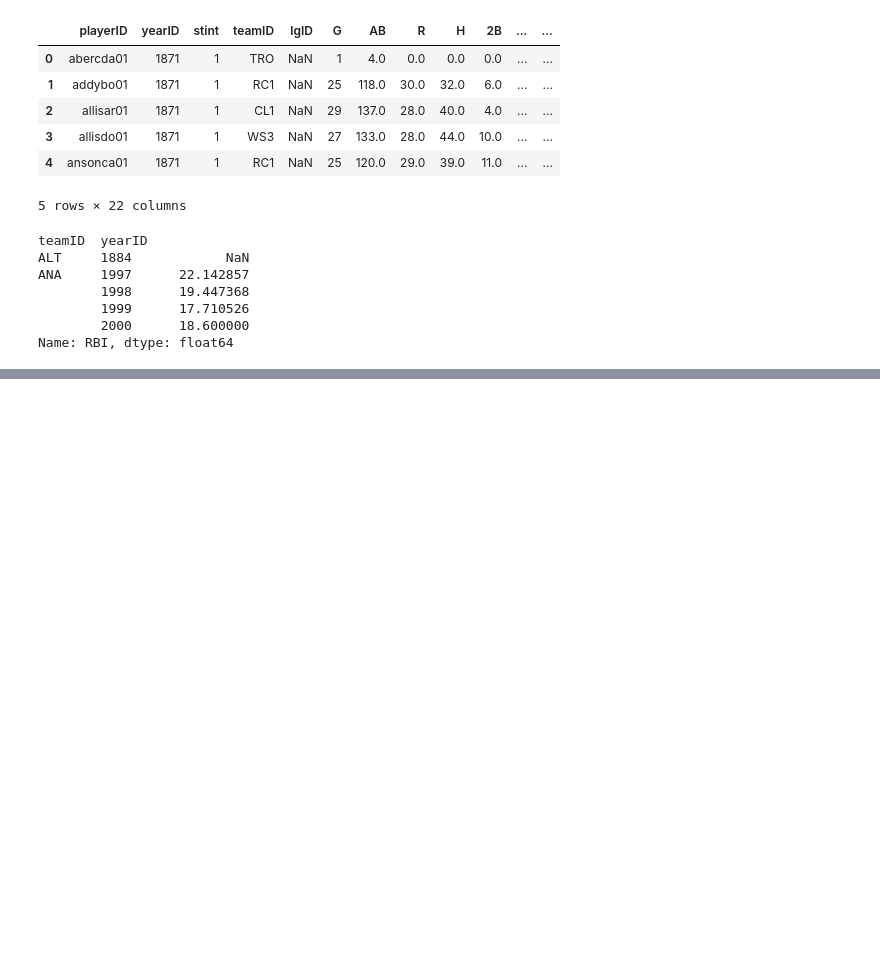
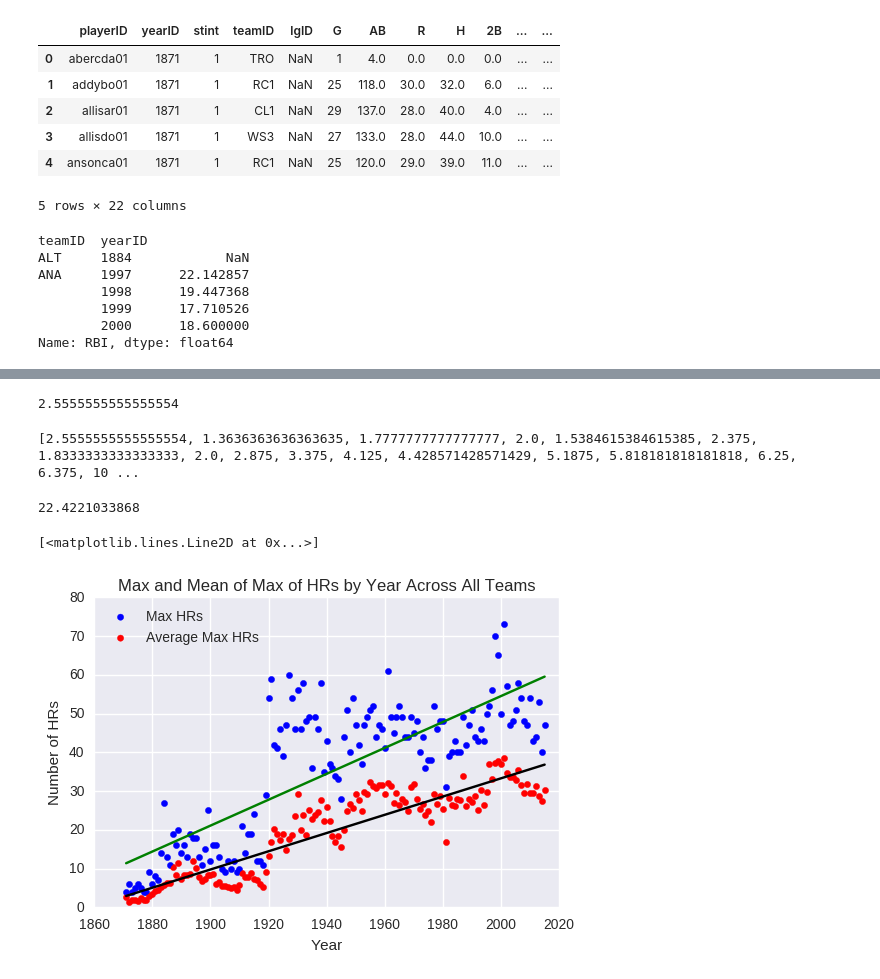
Before and after one commit to bjemcnally/Udacity-IPND-Data-Analyst-Project, a Jupyter notebook: IPND_Data_Analyst_Project.ipynb, the cells around one changed output, grey strips where cells are left out. Drawn from its saved outputs; the diff is of its cells as text; code cells hidden in the pictures; blank space fills up the shorter version.

```diff
--- a/IPND_Data_Analyst_Project.ipynb
+++ b/IPND_Data_Analyst_Project.ipynb
@@ -49,0 +101,62 @@ Name: HR, dtype: float64
+# %%
+batting_group_year_team = batting_df.groupby(['yearID', 'teamID'])
+# %%
+max_HR_by_team_year = batting_group_year_team.max()['HR']
+# %%
+max_HR_by_team_year[1871].mean()
+# %% [output]
+2.5555555555555554
+# %%
+def find_mean_by_series_index(series_name):
+    start = 1871
+    list_of_averages = []
+    while start <= 2015:
+        index_average = series_name[start].mean()
+        start += 1
+        list_of_averages.append(index_average)
+    return list_of_averages
+
+mean_max = find_mean_by_series_index(max_HR_by_team_year)
+print mean_max
+# %% [output]
+[2.5555555555555554, 1.3636363636363635, 1.7777777777777777, 2.0, 1.5384615384615385, 2.375, 1.8333333333333333, 2.0, 2.875, 3.375, 4.125, 4.428571428571429, 5.1875, 5.818181818181818, 6.25, 6.375, 10 ...
+# %%
+average_max_HR_by_team_year = max_HR_by_team_year.mean()
+print average_max_HR_by_team_year
+# %% [output]
+22.4221033868
+# %%
+years = batting_df['yearID'].drop_duplicates()
+# %%
+import seaborn as sns
+%matplotlib inline
+
+x = years
+y = max_HR_by_year
+z = mean_max
+
+plt.scatter(x, y, color = 'blue', label='Max HRs')
+plt.scatter(x, z, color = 'red', label='Average Max HRs')
+
+plt.title('Max and Mean of Max of HRs by Year Across All Teams')
+plt.xlabel('Year')
+plt.ylabel('Number of HRs')
+plt.legend(loc='upper left')
+plt.xlim(1860, 2020)
+plt.ylim(0, 80)
+# plt.xticks(10)
+
+# add trendlines
+
+m, b = np.polyfit(x, y, 1)
+
+plt.plot(x, y, '.', color = 'b')
+plt.plot(x, m*x + b, '-', color = 'g')
+
+m, b = np.polyfit(x, z, 1)
+
+plt.plot(x, z, '.', color = 'r')
+plt.plot(x, m*x + b, '-', color = 'k')
+# %% [output]
+[<matplotlib.lines.Line2D at 0x...>]
+[figure, added]
```
Also changed, not shown: parts of 44 cells of this notebook.
